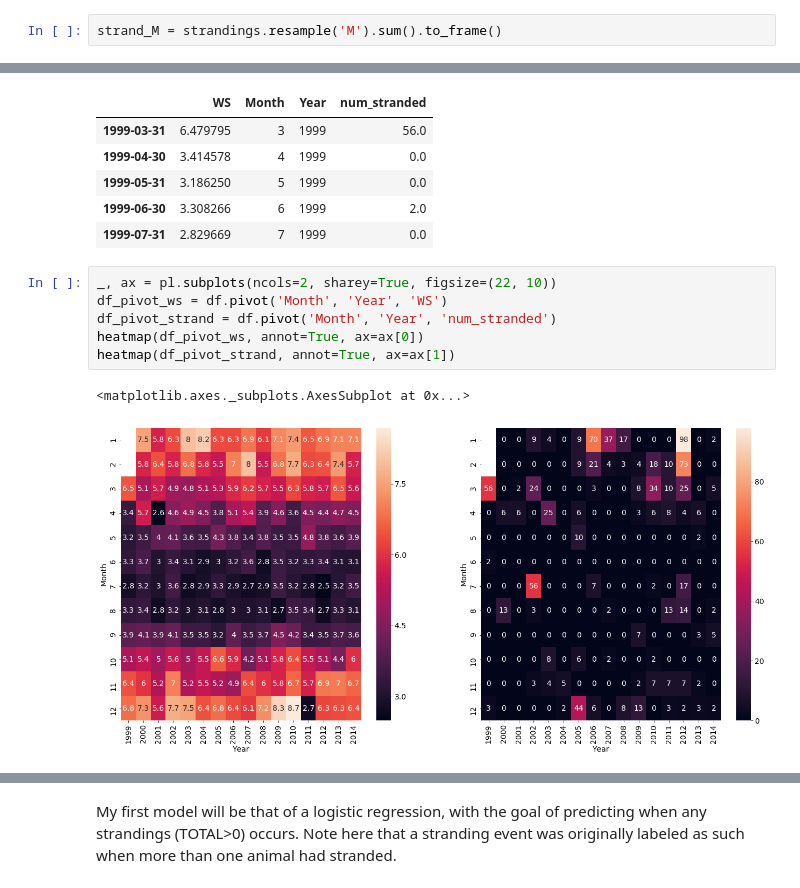
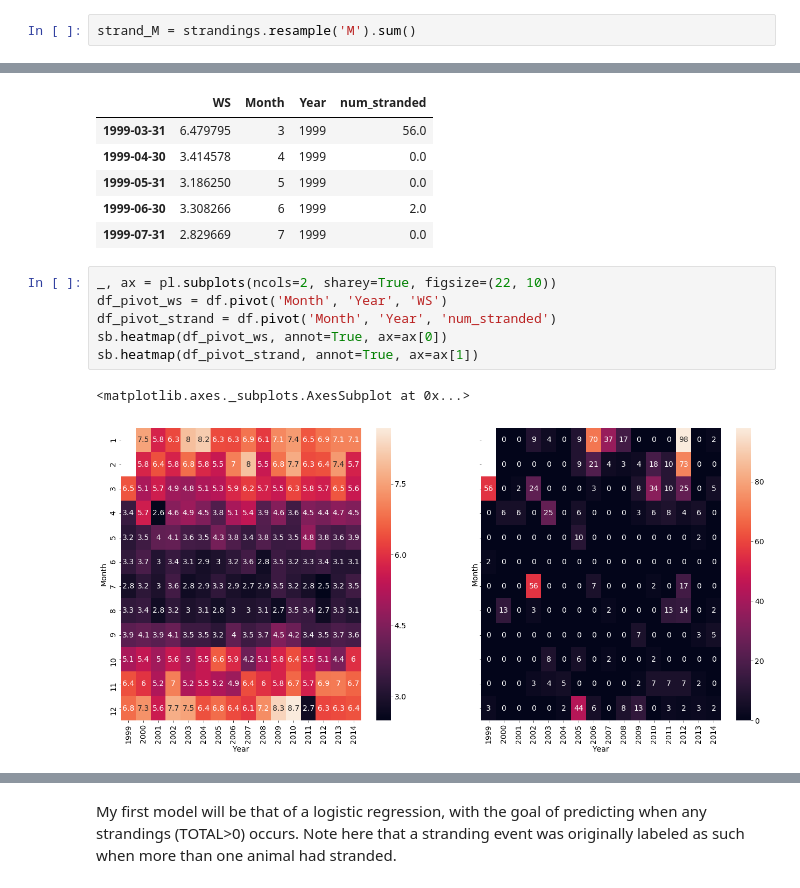
Before and after one commit to madHatter106/beaching, a Jupyter notebook: notebooks/Winds_4_Feature_Engineering_Monthly_WIND.ipynb, the cells around one changed output, grey strips where cells are left out. Saved outputs shown, nothing was run; the diff lists cells and outputs as text.

```diff
--- a/notebooks/Winds_4_Feature_Engineering_Monthly_WIND.ipynb
+++ b/notebooks/Winds_4_Feature_Engineering_Monthly_WIND.ipynb
@@ -139,7 +139,7 @@ Freq: D, dtype: float64
 # %%
 strandings = pd.DataFrame(strandings, columns=['num_stranded'])
 # %%
-strand_M = strandings.resample('M').sum().to_frame()
+strand_M = strandings.resample('M').sum()
 # %%
 strand_M.rename(columns={0: 'num_stranded'}, inplace=True)
 # %%
@@ -170,12 +170,12 @@ df.head()
 # %%
 _, ax = pl.subplots(ncols=2, sharey=True, figsize=(22, 10))
 df_pivot_ws = df.pivot('Month', 'Year', 'WS')
 df_pivot_strand = df.pivot('Month', 'Year', 'num_stranded')
-heatmap(df_pivot_ws, annot=True, ax=ax[0])
-heatmap(df_pivot_strand, annot=True, ax=ax[1])
+sb.heatmap(df_pivot_ws, annot=True, ax=ax[0])
+sb.heatmap(df_pivot_strand, annot=True, ax=ax[1])
 # %% [output]
 <matplotlib.axes._subplots.AxesSubplot at 0x...>
-[figure, old version]
+[figure, new version]
 # %%
 strandings.head()
 # %% [output]
```
Also changed, not shown: parts of 17 cells of this notebook.
